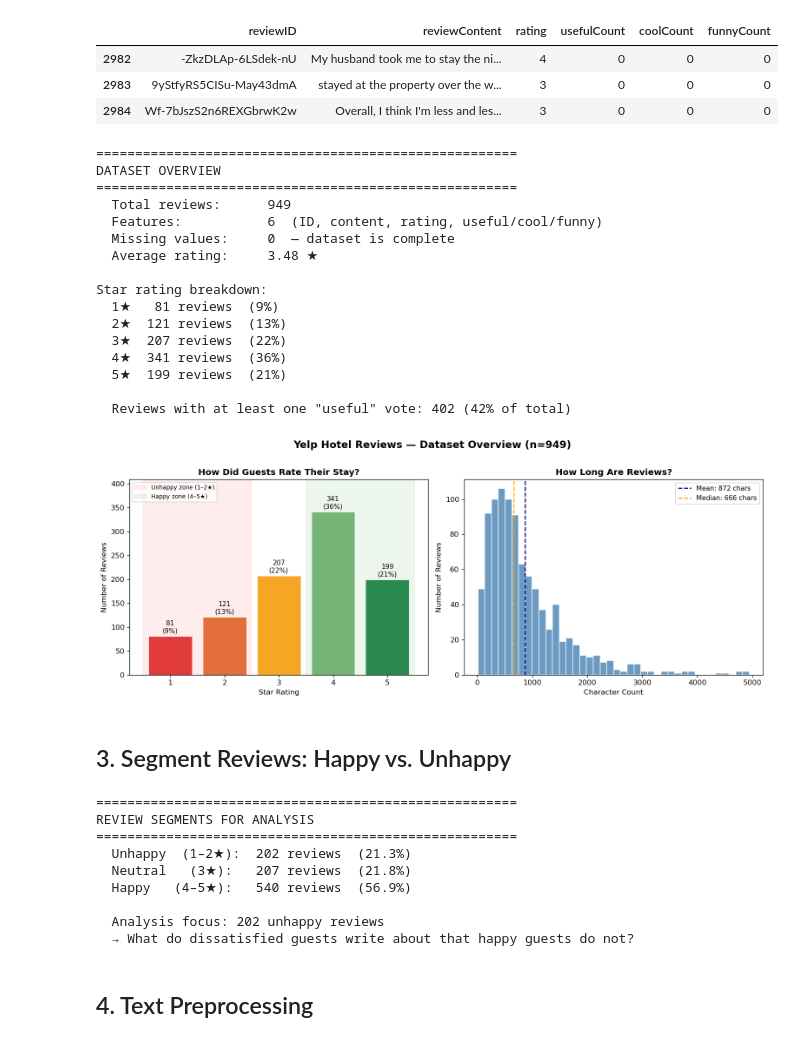
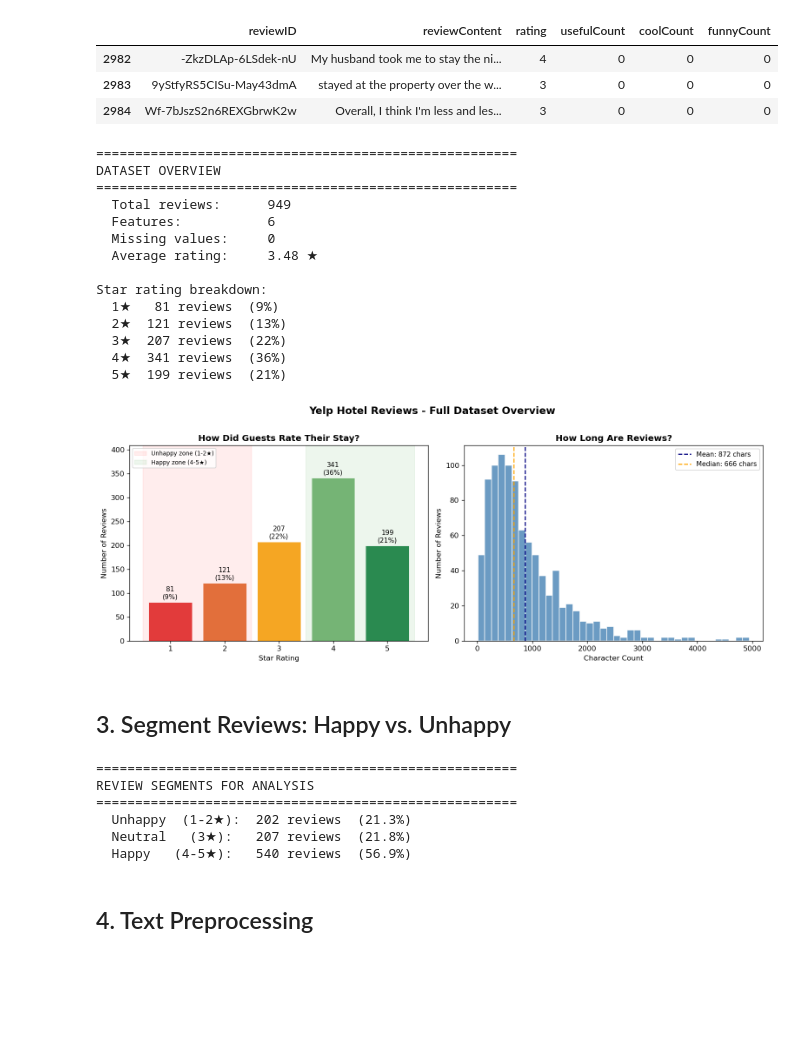
Before and after one commit to jtmcginley123/languageanalytics, a Jupyter notebook: Justus/hotel_topic_modeling.ipynb, the cells around one changed output. Saved outputs shown, nothing was run; the diff lists cells and outputs as text; code cells hidden in the pictures; blank space fills up the shorter version.

```diff
--- a/Justus/hotel_topic_modeling.ipynb
+++ b/Justus/hotel_topic_modeling.ipynb
@@ -58,22 +58,21 @@ print('=' * 54)
 print('DATASET OVERVIEW')
 print('=' * 54)
 print(f'  Total reviews:      {total:,}')
-print(f'  Features:           {df.shape[1]}  (ID, content, rating, useful/cool/funny)')
-print(f'  Missing values:     {df.isnull().sum().sum()}  — dataset is complete')
+print(f'  Features:           {df.shape[1]}')
+print(f'  Missing values:     {df.isnull().sum().sum()}')
 print(f'  Average rating:     {df["rating"].mean():.2f} ★')
 print()
 print('Star rating breakdown:')
 for r, cnt in df['rating'].value_counts().sort_index().items():
     print(f'  {r}★  {cnt:>3} reviews  ({cnt/total:.0%})')
 print()
-print(f'  Reviews with at least one "useful" vote: {(df["usefulCount"] > 0).sum()} ({(df["usefulCount"] > 0).mean():.0%} of total)')
 # %% [output]
 ======================================================
 DATASET OVERVIEW
 ======================================================
   Total reviews:      949
-  Features:           6  (ID, content, rating, useful/cool/funny)
-  Missing values:     0  — dataset is complete
+  Features:           6
+  Missing values:     0
   Average rating:     3.48 ★
 
 Star rating breakdown:
@@ -82,46 +81,44 @@ Star rating breakdown:
   3★  207 reviews  (22%)
   4★  341 reviews  (36%)
   5★  199 reviews  (21%)
-
-  Reviews with at least one "useful" vote: 402 (42% of total)
 # %%
 fig, axes = plt.subplots(1, 2, figsize=(13, 5))
-fig.suptitle('Yelp Hotel Reviews — Dataset Overview (n=949)',
+fig.suptitle('Yelp Hotel Reviews - Full Dataset Overview',
              fontsize=14, fontweight='bold', y=1.01)
 
 # --- Left: Rating distribution ---
 rating_counts = df['rating'].value_counts().sort_index()
 colors = RATING_COLORS
 bars = axes[0].bar(rating_counts.index, rating_counts.values,
                    color=colors, edgecolor='white', linewidth=0.5)
 axes[0].set_title('How Did Guests Rate Their Stay?', fontsize=12, fontweight='bold')
 axes[0].set_xlabel('Star Rating')
 axes[0].set_ylabel('Number of Reviews')
 axes[0].set_ylim(0, rating_counts.max() * 1.20)
 for x, y in zip(rating_counts.index, rating_counts.values):
     pct = y / len(df) * 100
     axes[0].text(x, y + 4, f'{y}\n({pct:.0f}%)', ha='center', fontsize=9, va='bottom')
-axes[0].axvspan(0.5, 2.5, alpha=0.07, color='red', label='Unhappy zone (1–2★)')
-axes[0].axvspan(3.5, 5.5, alpha=0.07, color='green', label='Happy zone (4–5★)')
+axes[0].axvspan(0.5, 2.5, alpha=0.07, color='red', label='Unhappy zone (1-2★)')
+axes[0].axvspan(3.5, 5.5, alpha=0.07, color='green', label='Happy zone (4-5★)')
 axes[0].legend(fontsize=8, loc='upper left')
 
 # --- Right: Review length distribution ---
 df['review_length'] = df['reviewContent'].str.len()
 mean_len = df['review_length'].mean()
 med_len  = df['review_length'].median()
 axes[1].hist(df['review_length'], bins=40, color='steelblue', edgecolor='white', alpha=0.8)
 axes[1].axvline(mean_len, color='navy',   linestyle='--', linewidth=1.5, label=f'Mean: {mean_len:.0f} chars')
 axes[1].axvline(med_len,  color='orange', linestyle='--', linewidth=1.5, label=f'Median: {med_len:.0f} chars')
 axes[1].set_title('How Long Are Reviews?', fontsize=12, fontweight='bold')
 axes[1].set_xlabel('Character Count')
 axes[1].set_ylabel('Number of Reviews')
 axes[1].legend(fontsize=9)
 
 plt.tight_layout()
 plt.savefig('fig1_data_overview.png', bbox_inches='tight')
 plt.show()
 # %% [output]
-[figure, old version]
+[figure, new version]
 # %% [markdown]
 ## 3. Segment Reviews: Happy vs. Unhappy
 # %%
@@ -141,22 +138,17 @@ n_happy   = (df['sentiment'] == 'happy').sum()
 print('=' * 54)
 print('REVIEW SEGMENTS FOR ANALYSIS')
 print('=' * 54)
-print(f'  Unhappy  (1–2★):  {n_unhappy:>3} reviews  ({n_unhappy/total:.1%})')
+print(f'  Unhappy  (1-2★):  {n_unhappy:>3} reviews  ({n_unhappy/total:.1%})')
 print(f'  Neutral   (3★):   {n_neutral:>3} reviews  ({n_neutral/total:.1%})')
-print(f'  Happy   (4–5★):   {n_happy:>3} reviews  ({n_happy/total:.1%})')
+print(f'  Happy   (4-5★):   {n_happy:>3} reviews  ({n_happy/total:.1%})')
 print()
-print(f'  Analysis focus: {n_unhappy} unhappy reviews')
-print(f'  → What do dissatisfied guests write about that happy guests do not?')
 # %% [output]
 ======================================================
 REVIEW SEGMENTS FOR ANALYSIS
 ======================================================
-  Unhappy  (1–2★):  202 reviews  (21.3%)
+  Unhappy  (1-2★):  202 reviews  (21.3%)
   Neutral   (3★):   207 reviews  (21.8%)
-  Happy   (4–5★):   540 reviews  (56.9%)
-
-  Analysis focus: 202 unhappy reviews
-  → What do dissatisfied guests write about that happy guests do not?
+  Happy   (4-5★):   540 reviews  (56.9%)
 # %% [markdown]
 ## 4. Text Preprocessing
 # %%
```
Also changed, not shown: parts of 21 cells of this notebook.
